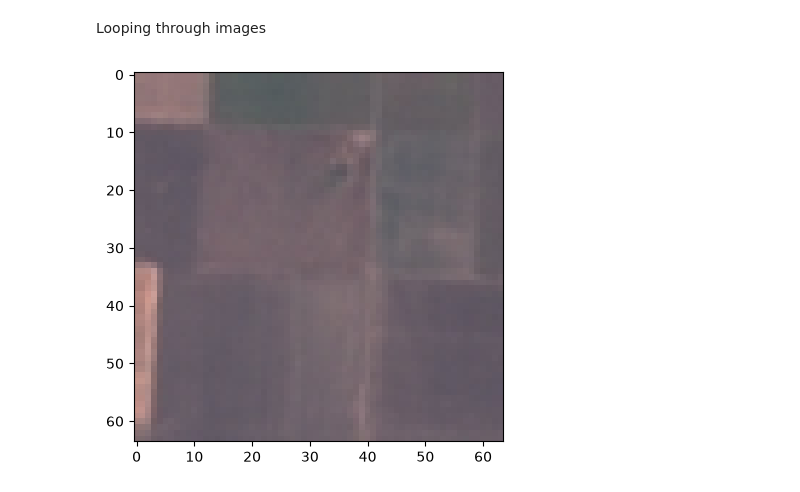
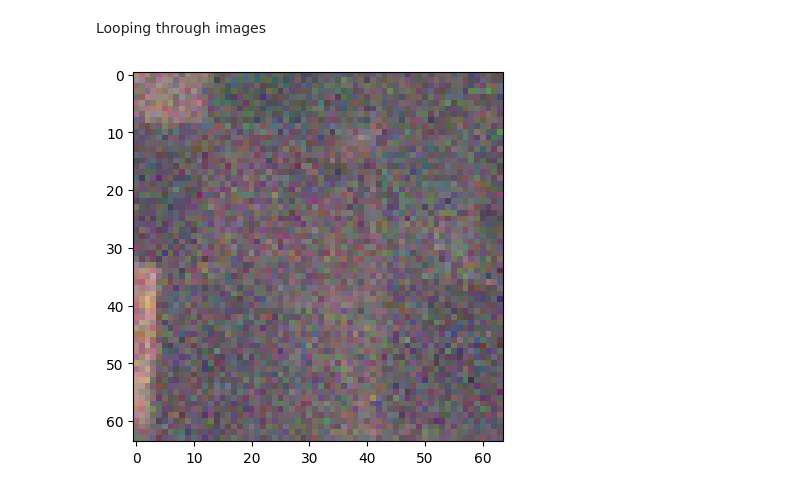
Before and after one commit to robyk01/spacecraft-neuromorphic-architecture, a Jupyter notebook: src/data_augment.ipynb, the cells around one changed output. Drawn from its saved outputs; the diff is of its cells as text; code cells hidden in the pictures.

Commit message:
added data augmentation

```diff
--- a/src/data_augment.ipynb
+++ b/src/data_augment.ipynb
@@ -47,37 +87,41 @@ from os import listdir
 from PIL import Image
 import matplotlib.pyplot as plt
 
-p = "D:/Projects/synapse/spacecraft-neuromorphic-architecture/src/data/test_images_distorted"
+p = "/workspaces/spacecraft-neuromorphic-architecture/src/data/test_images_distorted"
 ok = 0
 
 for image_class in os.listdir(p):
     if ok == 1:
         break
 
     class_path = os.path.join(p, image_class)
 
     if not os.path.isdir(class_path):
         continue
 
     for image_name in os.listdir(class_path):
         image_path = os.path.join(class_path, image_name)
 
         try:
             with Image.open(image_path) as img:
                 original = img.convert("RGB")
 
-                noise_img = gaussian_blur(original, sigma=5)
-                blurred_img = motion_blur(original, kernel_size=10)
-                defocused_img = defocus_blur(original, radius=1)
-                jittered_img = jitter(original, brightness=1.0, contrast=1.0)
+                noise_img = gaussian_noise(original, sigma=15)
+                blurred_img = motion_blur(original, kernel_size=4)
+                defocused_img = defocus_blur(original, radius=1.5)
+                jittered_img = jitter(original, brightness=0.6, contrast=1.2)
 
-                plt.imshow(jittered_img)
+                rayleigh_img = rayleigh(original, intensity=0.2)
+                sun_glare_img = sun_glare(original, max_glare=150)
+                clouds_img = clouds(original, thickness=0.5, coverage=1.5)
+
+                plt.imshow(noise_img)
                 plt.axis('on')
                 plt.show()
 
                 ok = 1
                 break
         except Exception as e:
             print(f"Could not process {image_name}: {e}")
 # %% [output]
-[figure, old version]
+[figure, new version]
```
Also changed, not shown: parts of 2 cells of this notebook, 20 other files.
